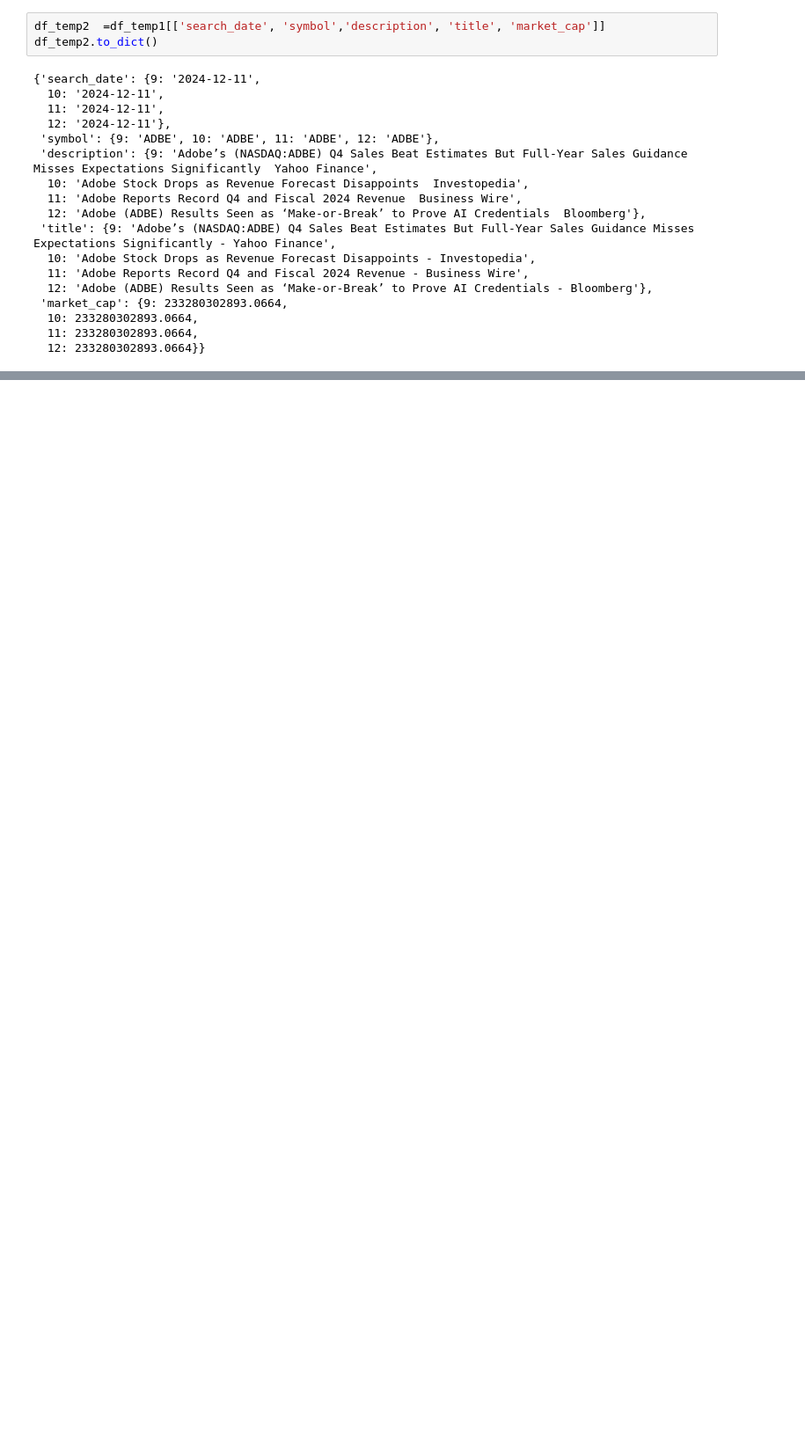
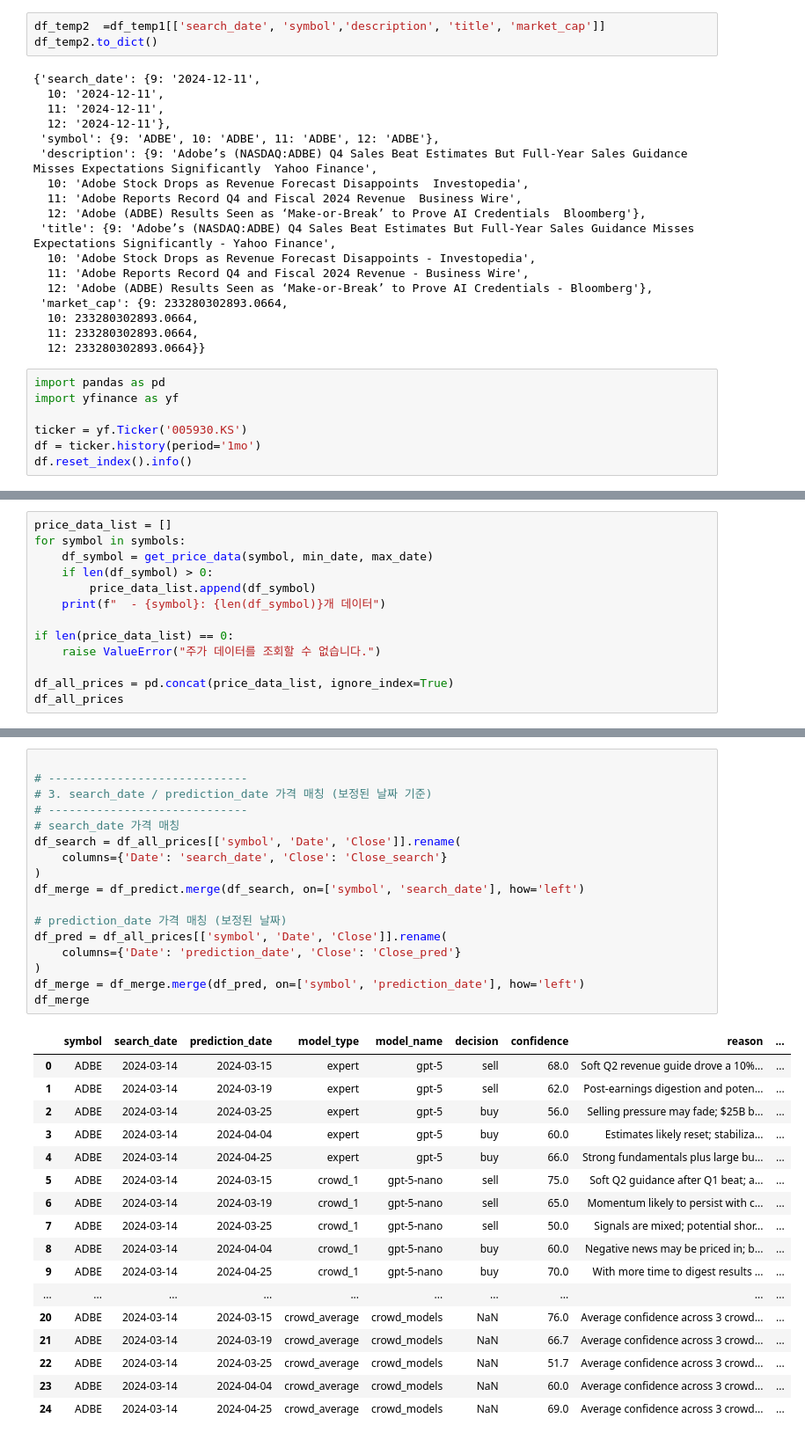
Before and after one commit to pupwchk/one-vs-a-hundred, a Jupyter notebook: yujin/related_to_DA.ipynb, the cells around one changed output, grey strips where cells are left out. Shown at 88% size. Cells and saved outputs as stored; diff of their text form; blank space fills up the shorter version.

```diff
--- a/yujin/related_to_DA.ipynb
+++ b/yujin/related_to_DA.ipynb
@@ -170,3 +170,10 @@ df_temp2.to_dict()
   10: 233280302893.0664,
   11: 233280302893.0664,
   12: 233280302893.0664}}
+# %%
+import pandas as pd
+import yfinance as yf
+
+ticker = yf.Ticker('005930.KS')
+df = ticker.history(period='1mo')
+df.reset_index().info()
@@ -172,0 +290,13 @@ df_temp2.to_dict()
+# %%
+price_data_list = []
+for symbol in symbols:
+    df_symbol = get_price_data(symbol, min_date, max_date)
+    if len(df_symbol) > 0:
+        price_data_list.append(df_symbol)
+    print(f"  - {symbol}: {len(df_symbol)}개 데이터")
+
+if len(price_data_list) == 0:
+    raise ValueError("주가 데이터를 조회할 수 없습니다.")
+
+df_all_prices = pd.concat(price_data_list, ignore_index=True)
+df_all_prices
@@ -172,0 +322,35 @@ df_temp2.to_dict()
+# %%
+
+# -----------------------------
+# 3. search_date / prediction_date 가격 매칭 (보정된 날짜 기준)
+# -----------------------------
+# search_date 가격 매칭
+df_search = df_all_prices[['symbol', 'Date', 'Close']].rename(
+    columns={'Date': 'search_date', 'Close': 'Close_search'}
+)
+df_merge = df_predict.merge(df_search, on=['symbol', 'search_date'], how='left')
+
+# prediction_date 가격 매칭 (보정된 날짜)
+df_pred = df_all_prices[['symbol', 'Date', 'Close']].rename(
+    columns={'Date': 'prediction_date', 'Close': 'Close_pred'}
+)
+df_merge = df_merge.merge(df_pred, on=['symbol', 'prediction_date'], how='left')
+df_merge
+# %% [output]
+|  | symbol | search_date | prediction_date | model_type | model_name | decision | confidence | reason | ... |
+| 0 | ADBE | 2024-03-14 | 2024-03-15 | expert | gpt-5 | sell | 68.0 | Soft Q2 revenue guide drove a 10%... | ... |
+| 1 | ADBE | 2024-03-14 | 2024-03-19 | expert | gpt-5 | sell | 62.0 | Post-earnings digestion and poten... | ... |
+| 2 | ADBE | 2024-03-14 | 2024-03-25 | expert | gpt-5 | buy | 56.0 | Selling pressure may fade; $25B b... | ... |
+| 3 | ADBE | 2024-03-14 | 2024-04-04 | expert | gpt-5 | buy | 60.0 | Estimates likely reset; stabiliza... | ... |
+| 4 | ADBE | 2024-03-14 | 2024-04-25 | expert | gpt-5 | buy | 66.0 | Strong fundamentals plus large bu... | ... |
+| 5 | ADBE | 2024-03-14 | 2024-03-15 | crowd_1 | gpt-5-nano | sell | 75.0 | Soft Q2 guidance after Q1 beat; a... | ... |
+| 6 | ADBE | 2024-03-14 | 2024-03-19 | crowd_1 | gpt-5-nano | sell | 65.0 | Momentum likely to persist with c... | ... |
+| 7 | ADBE | 2024-03-14 | 2024-03-25 | crowd_1 | gpt-5-nano | sell | 50.0 | Signals are mixed; potential shor... | ... |
+| 8 | ADBE | 2024-03-14 | 2024-04-04 | crowd_1 | gpt-5-nano | buy | 60.0 | Negative news may be priced in; b... | ... |
+| 9 | ADBE | 2024-03-14 | 2024-04-25 | crowd_1 | gpt-5-nano | buy | 70.0 | With more time to digest results ... | ... |
+| ... | ... | ... | ... | ... | ... | ... | ... | ... | ... |
+| 20 | ADBE | 2024-03-14 | 2024-03-15 | crowd_average | crowd_models | NaN | 76.0 | Average confidence across 3 crowd... | ... |
+| 21 | ADBE | 2024-03-14 | 2024-03-19 | crowd_average | crowd_models | NaN | 66.7 | Average confidence across 3 crowd... | ... |
+| 22 | ADBE | 2024-03-14 | 2024-03-25 | crowd_average | crowd_models | NaN | 51.7 | Average confidence across 3 crowd... | ... |
+| 23 | ADBE | 2024-03-14 | 2024-04-04 | crowd_average | crowd_models | NaN | 60.0 | Average confidence across 3 crowd... | ... |
+| 24 | ADBE | 2024-03-14 | 2024-04-25 | crowd_average | crowd_models | NaN | 69.0 | Average confidence across 3 crowd... | ... |
```
Also changed, not shown: parts of 9 cells of this notebook, 6 other files.
